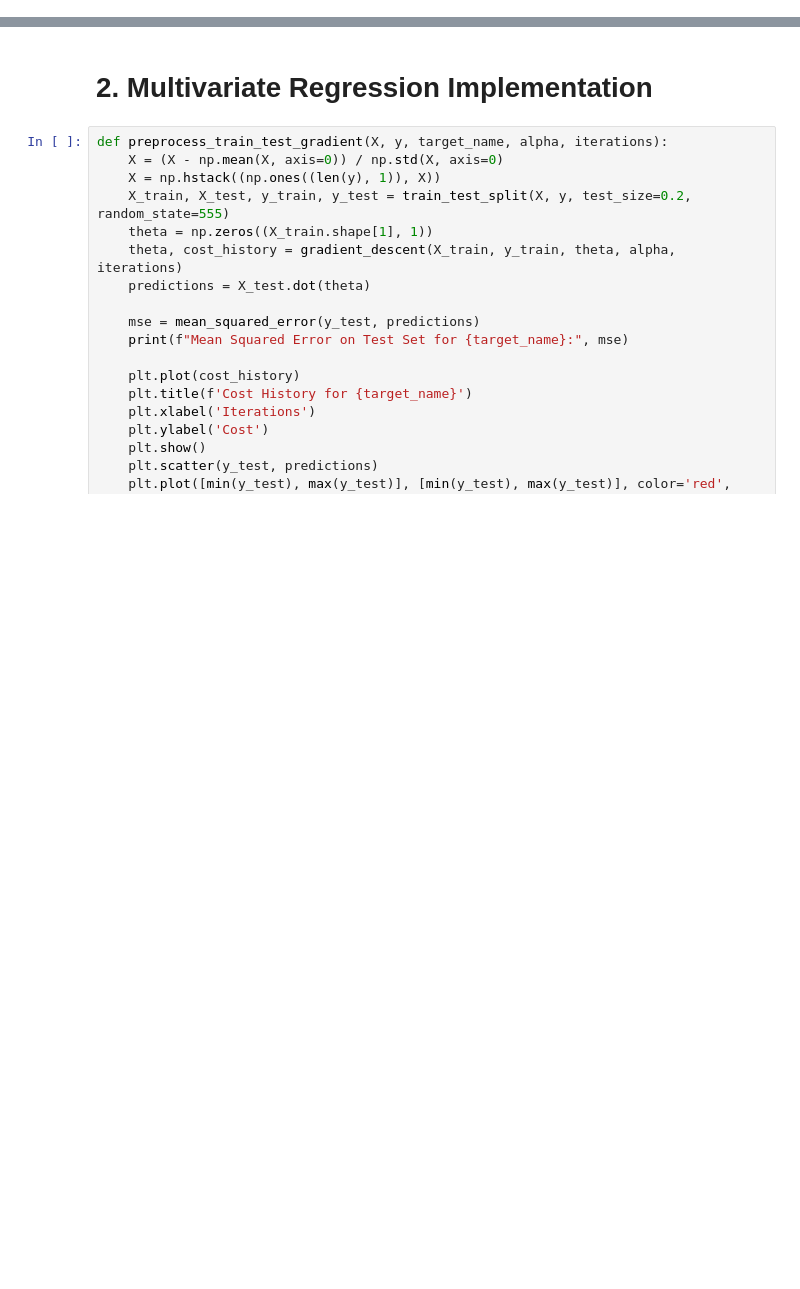
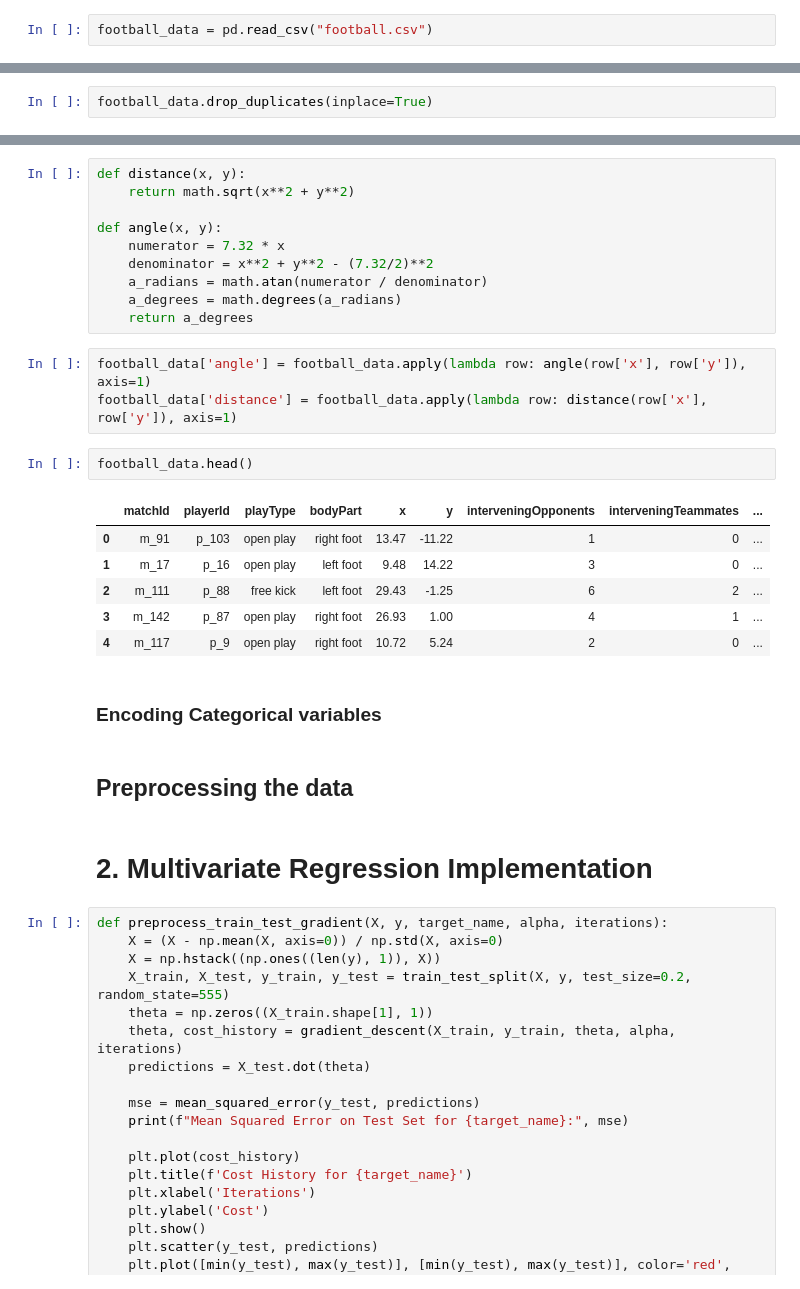
Before and after one commit to tisiphonee/DataS, a Jupyter notebook: CA5/Q2-4.ipynb, the cells around one changed output, grey strips where cells are left out. Saved outputs shown, nothing was run; the diff lists cells and outputs as text; blank space fills up the shorter version.

```diff
--- a/CA5/Q2-4.ipynb
+++ b/CA5/Q2-4.ipynb
@@ -7,0 +19,2 @@ from sklearn.linear_model import LinearRegression
+# %%
+football_data = pd.read_csv("football.csv")
@@ -7,0 +23,2 @@ from sklearn.linear_model import LinearRegression
+# %%
+football_data.drop_duplicates(inplace=True)
@@ -8,3 +45,29 @@ from sklearn.linear_model import LinearRegression
+# %%
+def distance(x, y):
+    return math.sqrt(x**2 + y**2)
+
+def angle(x, y):
+    numerator = 7.32 * x
+    denominator = x**2 + y**2 - (7.32/2)**2
+    a_radians = math.atan(numerator / denominator)
+    a_degrees = math.degrees(a_radians)
+    return a_degrees
+# %%
+football_data['angle'] = football_data.apply(lambda row: angle(row['x'], row['y']), axis=1)
+football_data['distance'] = football_data.apply(lambda row: distance(row['x'], row['y']), axis=1)
+# %%
+football_data.head()
+# %% [output]
+|  | matchId | playerId | playType | bodyPart | x | y | interveningOpponents | interveningTeammates | ... |
+| 0 | m_91 | p_103 | open play | right foot | 13.47 | -11.22 | 1 | 0 | ... |
+| 1 | m_17 | p_16 | open play | left foot | 9.48 | 14.22 | 3 | 0 | ... |
+| 2 | m_111 | p_88 | free kick | left foot | 29.43 | -1.25 | 6 | 2 | ... |
+| 3 | m_142 | p_87 | open play | right foot | 26.93 | 1.00 | 4 | 1 | ... |
+| 4 | m_117 | p_9 | open play | right foot | 10.72 | 5.24 | 2 | 0 | ... |
+# %% [markdown]
+### Encoding Categorical variables
+# %% [markdown]
+## Preprocessing the data
 # %% [markdown]
 # 2. Multivariate Regression Implementation
 # %%
```
Also changed, not shown: parts of 7 cells of this notebook.
